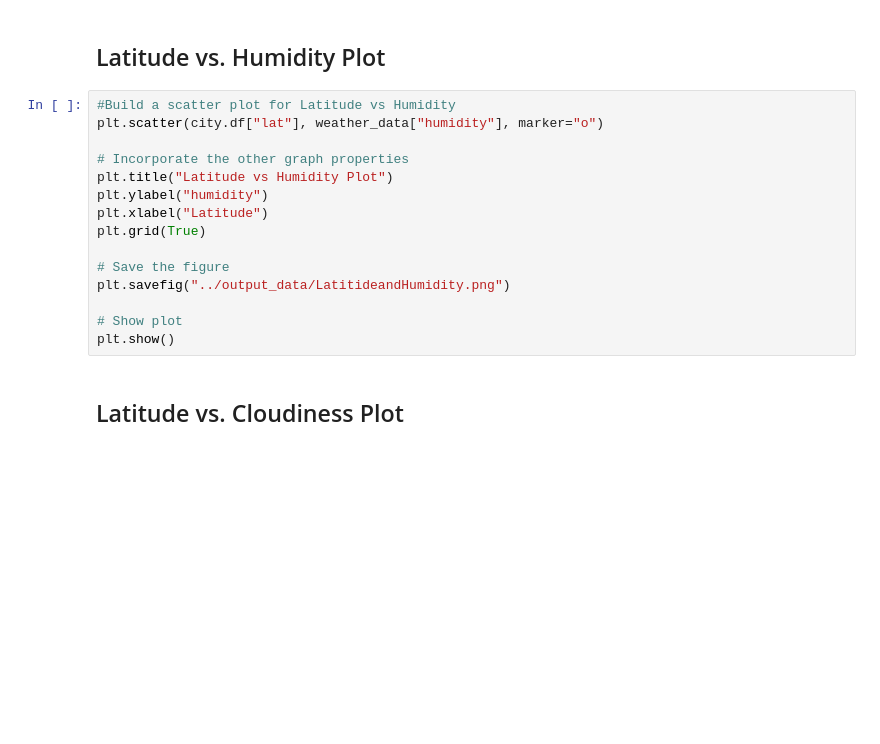
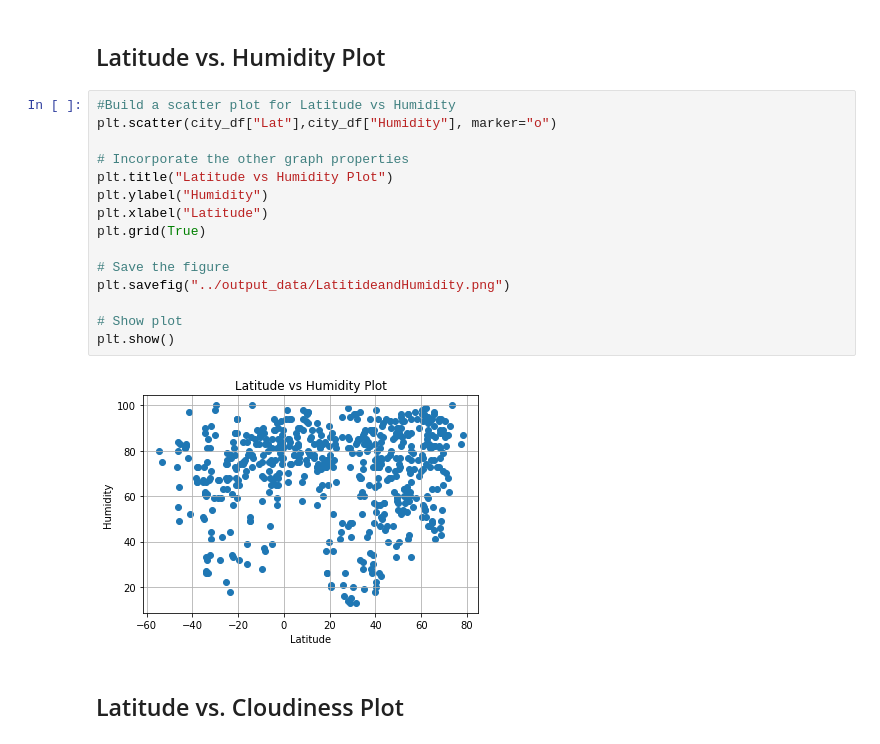
Before and after one commit to shuchiK38/Python-API-Challenge, a Jupyter notebook: Weatherpy/WeatherPy.ipynb, the cells around one changed output. Drawn from its saved outputs; the diff is of its cells as text; blank space fills up the shorter version.

```diff
--- a/Weatherpy/WeatherPy.ipynb
+++ b/Weatherpy/WeatherPy.ipynb
@@ -182,19 +180,21 @@ plt.show()
 ## Latitude vs. Humidity Plot
 # %%
 #Build a scatter plot for Latitude vs Humidity
-plt.scatter(city.df["lat"], weather_data["humidity"], marker="o")
+plt.scatter(city_df["Lat"],city_df["Humidity"], marker="o")
 
 # Incorporate the other graph properties
 plt.title("Latitude vs Humidity Plot")
-plt.ylabel("humidity")
+plt.ylabel("Humidity")
 plt.xlabel("Latitude")
 plt.grid(True)
 
 # Save the figure
 plt.savefig("../output_data/LatitideandHumidity.png")
 
 # Show plot
 plt.show()
+# %% [output]
+[figure, added]
 # %% [markdown]
 ## Latitude vs. Cloudiness Plot
 # %%
```
Also changed, not shown: parts of 6 cells of this notebook, 2 other files.
